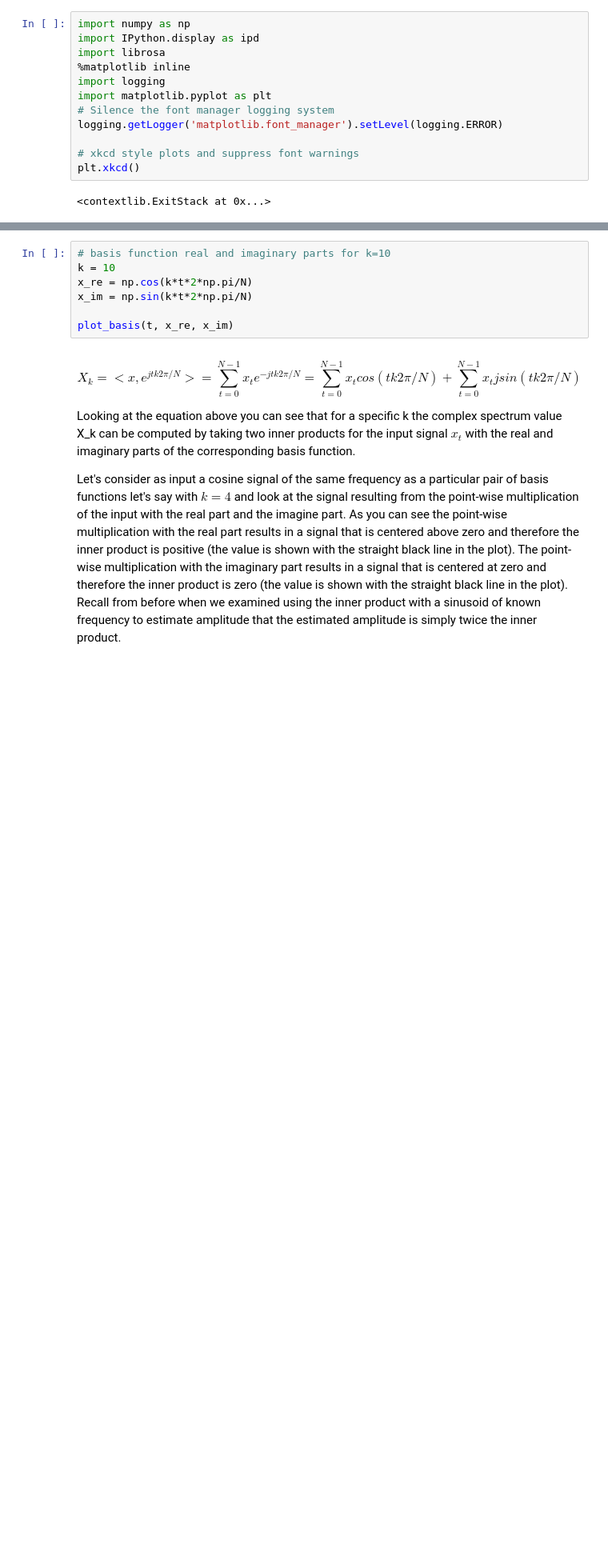
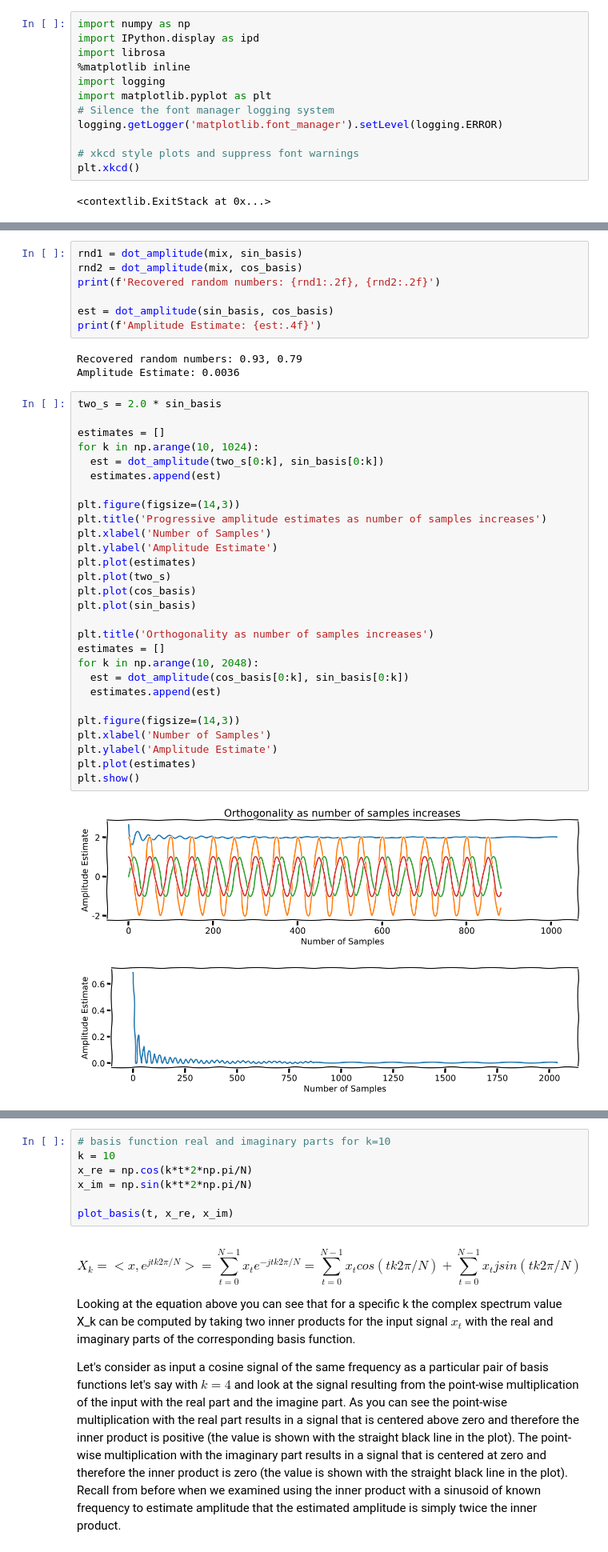
Before and after one commit to gtzan/synthesizers_cs_perspective, a Jupyter notebook: Explaining_the_DFT_a_music_perspective_part4.ipynb, the cells around one changed output, grey strips where cells are left out. Shown at 80% size. Cells and saved outputs as stored; diff of their text form; blank space fills up the shorter version.

```diff
--- a/Explaining_the_DFT_a_music_perspective_part4.ipynb
+++ b/Explaining_the_DFT_a_music_perspective_part4.ipynb
@@ -127,0 +136,41 @@ plt.show()
+# %%
+rnd1 = dot_amplitude(mix, sin_basis)
+rnd2 = dot_amplitude(mix, cos_basis)
+print(f'Recovered random numbers: {rnd1:.2f}, {rnd2:.2f}')
+
+est = dot_amplitude(sin_basis, cos_basis)
+print(f'Amplitude Estimate: {est:.4f}')
+# %% [output]
+Recovered random numbers: 0.93, 0.79
+Amplitude Estimate: 0.0036
+# %%
+two_s = 2.0 * sin_basis
+
+estimates = []
+for k in np.arange(10, 1024):
+  est = dot_amplitude(two_s[0:k], sin_basis[0:k])
+  estimates.append(est)
+
+plt.figure(figsize=(14,3))
+plt.title('Progressive amplitude estimates as number of samples increases')
+plt.xlabel('Number of Samples')
+plt.ylabel('Amplitude Estimate')
+plt.plot(estimates)
+plt.plot(two_s)
+plt.plot(cos_basis)
+plt.plot(sin_basis)
+
+plt.title('Orthogonality as number of samples increases')
+estimates = []
+for k in np.arange(10, 2048):
+  est = dot_amplitude(cos_basis[0:k], sin_basis[0:k])
+  estimates.append(est)
+
+plt.figure(figsize=(14,3))
+plt.xlabel('Number of Samples')
+plt.ylabel('Amplitude Estimate')
+plt.plot(estimates)
+plt.show()
+# %% [output]
+[figure, added]
+[figure, added]
```
Also changed, not shown: parts of 9 cells of this notebook.
